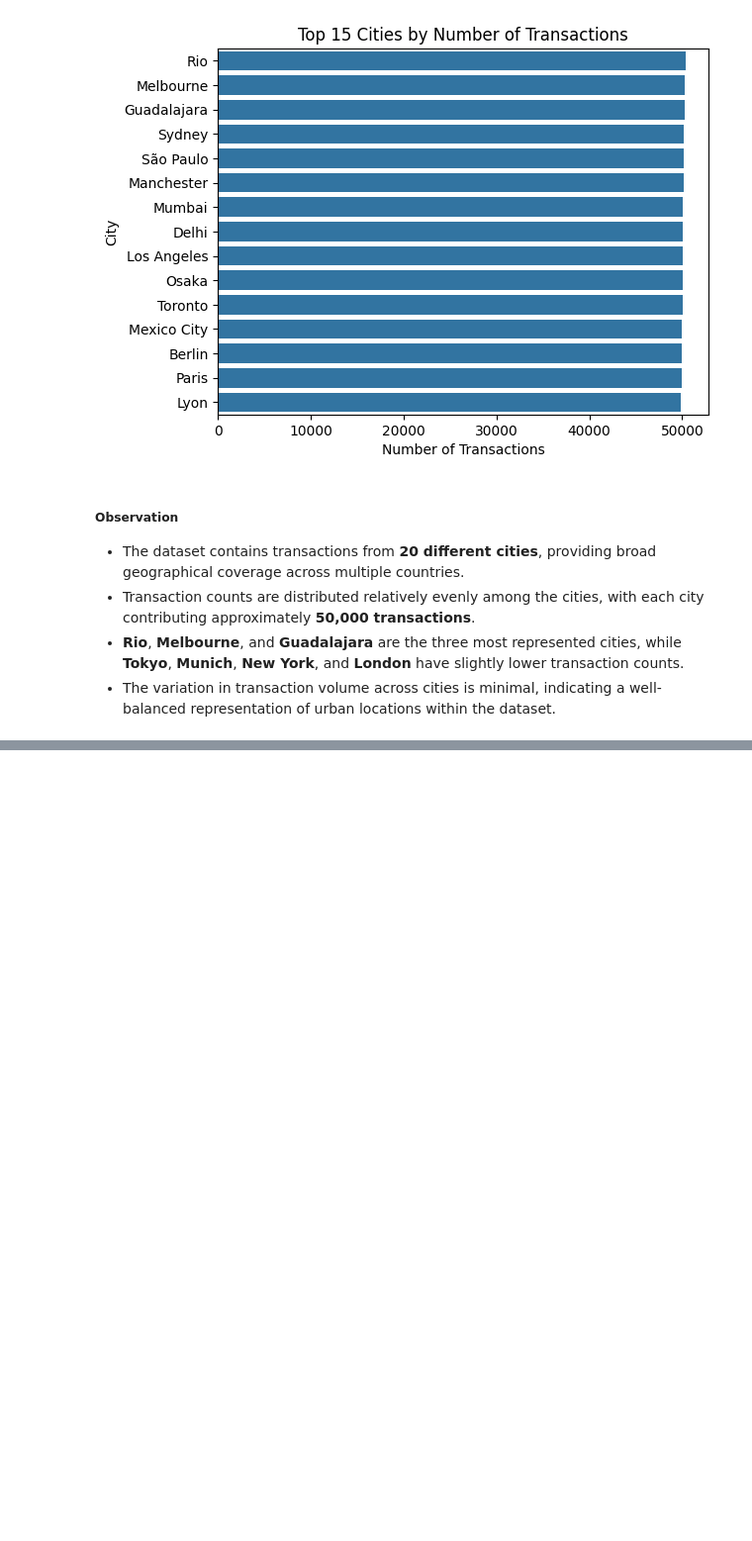
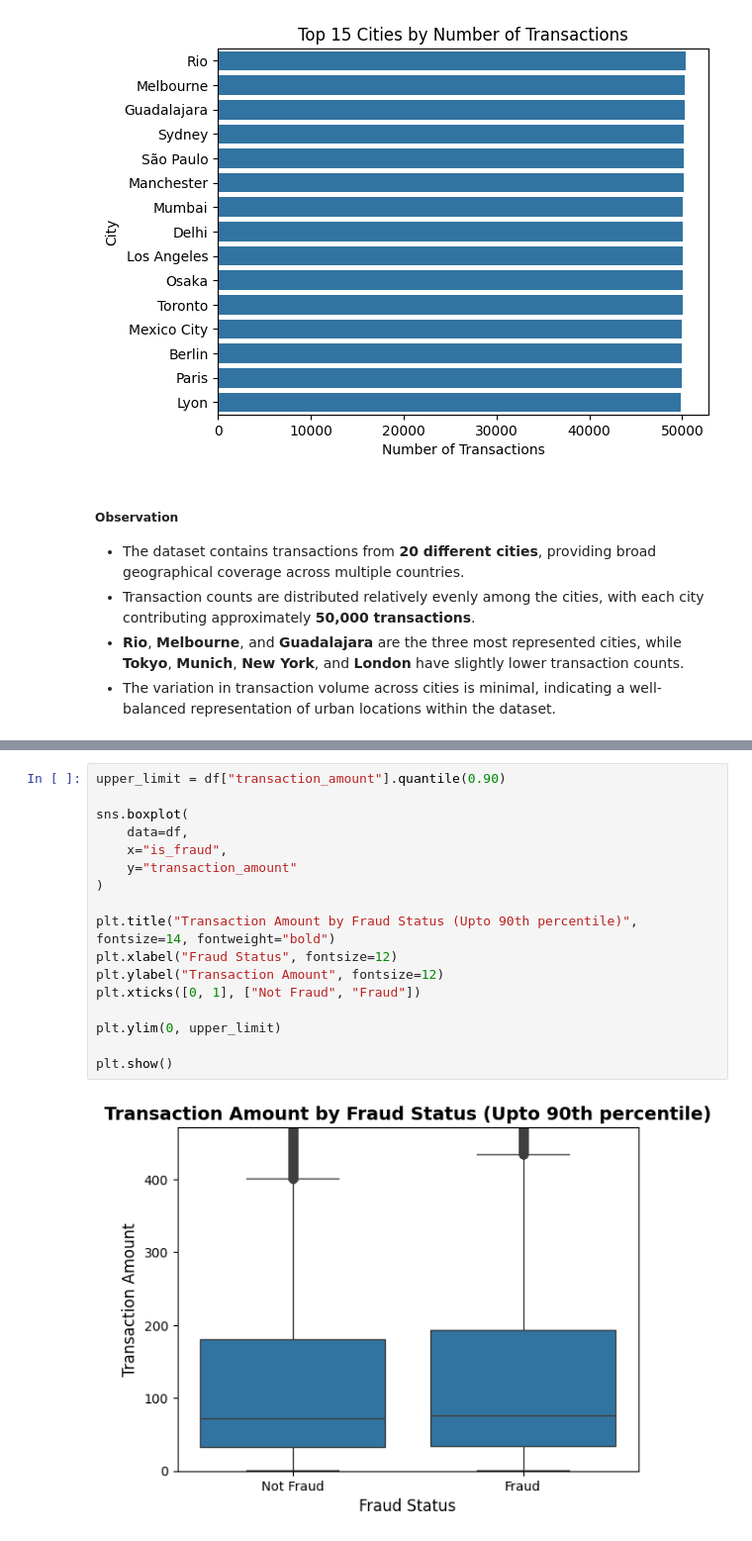
Before and after one commit to abhi-saurav-saroya/bank-fraud-eda, a Jupyter notebook: notebooks/02_exploratory_data_analysis.ipynb, the cells around one changed output, grey strips where cells are left out. Shown at 99% size. Cells and saved outputs as stored; diff of their text form; blank space fills up the shorter version.

Commit message:
feat(eda/bivariate-analysis): add Financial Features [Transaction Amount, Account Balance] vs Fraud

```diff
--- a/notebooks/02_exploratory_data_analysis.ipynb
+++ b/notebooks/02_exploratory_data_analysis.ipynb
@@ -1463,0 +1481,19 @@ plt.show()
+# %%
+upper_limit = df["transaction_amount"].quantile(0.90)
+
+sns.boxplot(
+    data=df,
+    x="is_fraud",
+    y="transaction_amount"
+)
+
+plt.title("Transaction Amount by Fraud Status (Upto 90th percentile)", fontsize=14, fontweight="bold")
+plt.xlabel("Fraud Status", fontsize=12)
+plt.ylabel("Transaction Amount", fontsize=12)
+plt.xticks([0, 1], ["Not Fraud", "Fraud"])
+
+plt.ylim(0, upper_limit)
+
+plt.show()
+# %% [output]
+[figure, added]
```
Also changed, not shown: parts of 10 cells of this notebook.
